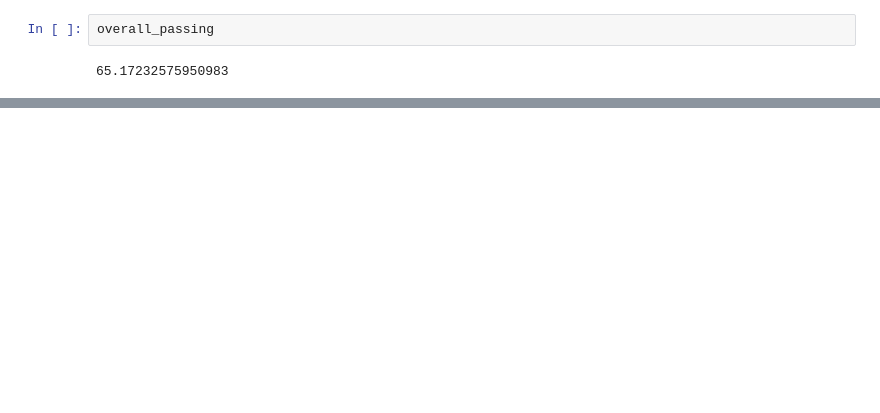
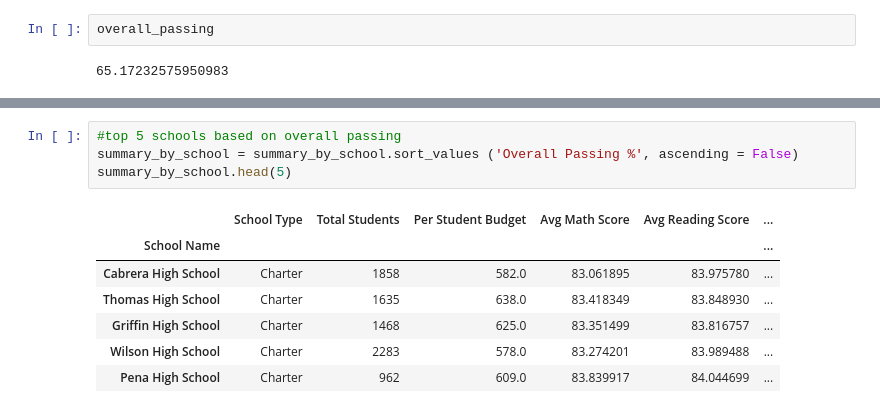
Before and after one commit to phil-wew/pandas-challenge, a Jupyter notebook: PyCitySchools/Solved_PyCitySchools.ipynb, the cells around one changed output, grey strips where cells are left out. Drawn from its saved outputs; the diff is of its cells as text; blank space fills up the shorter version.

```diff
--- a/PyCitySchools/Solved_PyCitySchools.ipynb
+++ b/PyCitySchools/Solved_PyCitySchools.ipynb
@@ -154,0 +255,12 @@ overall_passing
+# %%
+#top 5 schools based on overall passing
+summary_by_school = summary_by_school.sort_values ('Overall Passing %', ascending = False)
+summary_by_school.head(5)
+# %% [output]
+|  | School Type | Total Students | Per Student Budget | Avg Math Score | Avg Reading Score | ... |
+| School Name |  |  |  |  |  | ... |
+| Cabrera High School | Charter | 1858 | 582.0 | 83.061895 | 83.975780 | ... |
+| Thomas High School | Charter | 1635 | 638.0 | 83.418349 | 83.848930 | ... |
+| Griffin High School | Charter | 1468 | 625.0 | 83.351499 | 83.816757 | ... |
+| Wilson High School | Charter | 2283 | 578.0 | 83.274201 | 83.989488 | ... |
+| Pena High School | Charter | 962 | 609.0 | 83.839917 | 84.044699 | ... |
```
Also changed, not shown: parts of 20 cells of this notebook.
